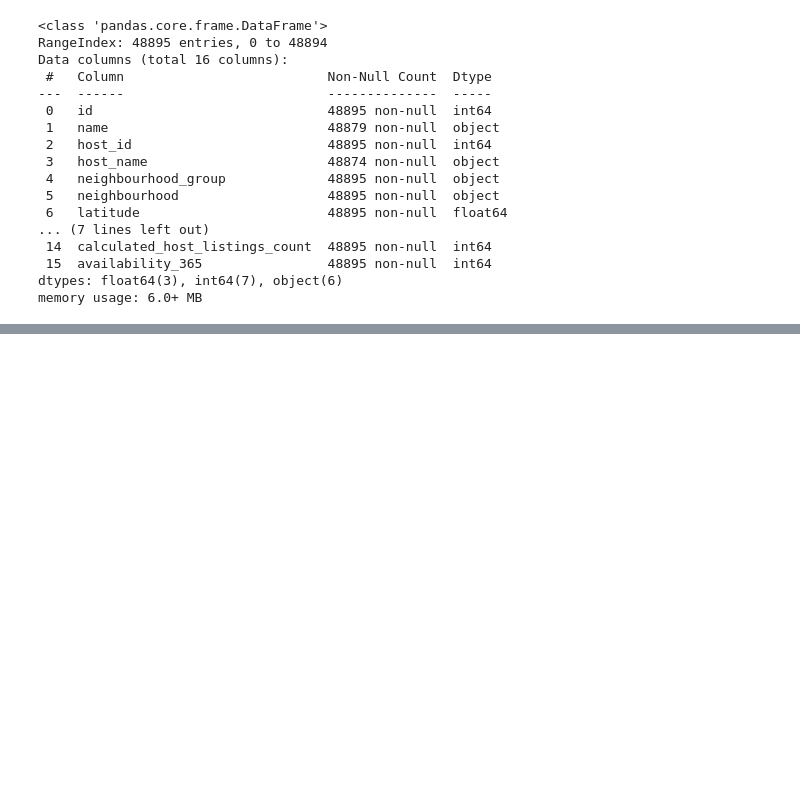
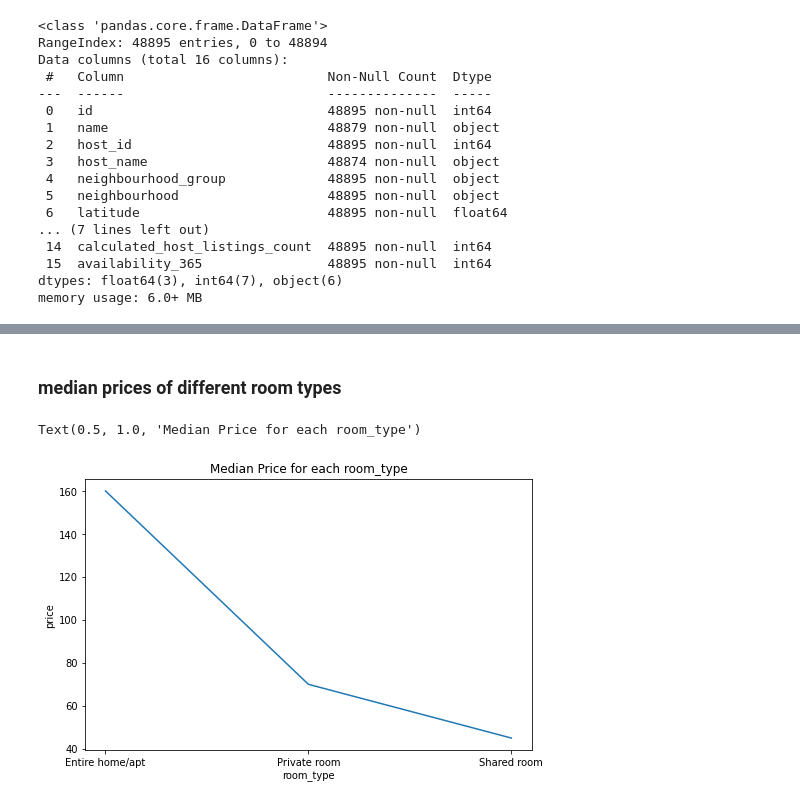
Before and after one commit to ghanalk1/Airbnb-Hotel-Booking-EDA, a Jupyter notebook: Airbnb_Hotel_Analysis.ipynb, the cells around one changed output, grey strips where cells are left out. Saved outputs shown, nothing was run; the diff lists cells and outputs as text; code cells hidden in the pictures; blank space fills up the shorter version.

```diff
--- a/Airbnb_Hotel_Analysis.ipynb
+++ b/Airbnb_Hotel_Analysis.ipynb
@@ -79,0 +214,10 @@ dtype: int64
+# %% [markdown]
+### **median prices of different room types**
+# %%
+median_price = hotel.groupby('room_type')['price'].median().reset_index()
+plt.figure(figsize=[8,5])
+sns.lineplot(data=median_price, x='room_type', y='price')
+plt.title('Median Price for each room_type')
+# %% [output]
+Text(0.5, 1.0, 'Median Price for each room_type')
+[figure, added]
```
Also changed, not shown: parts of 27 cells of this notebook.
